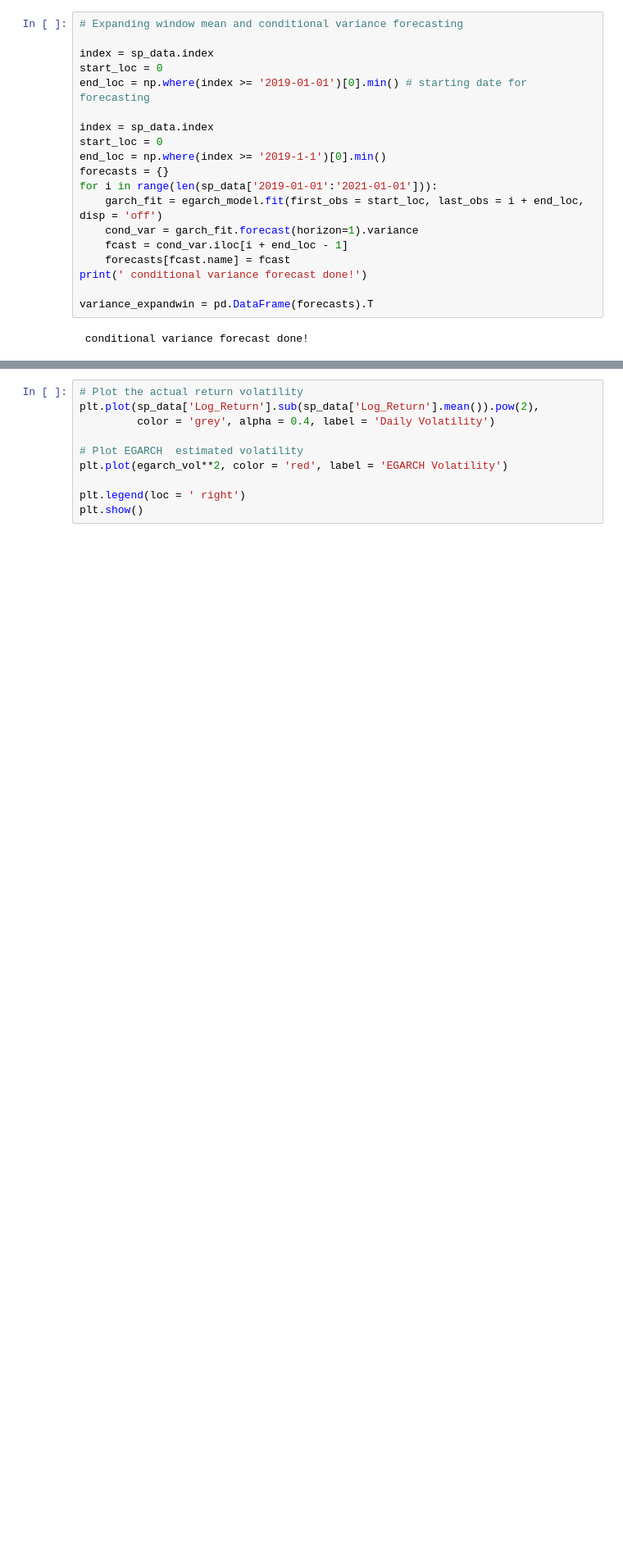
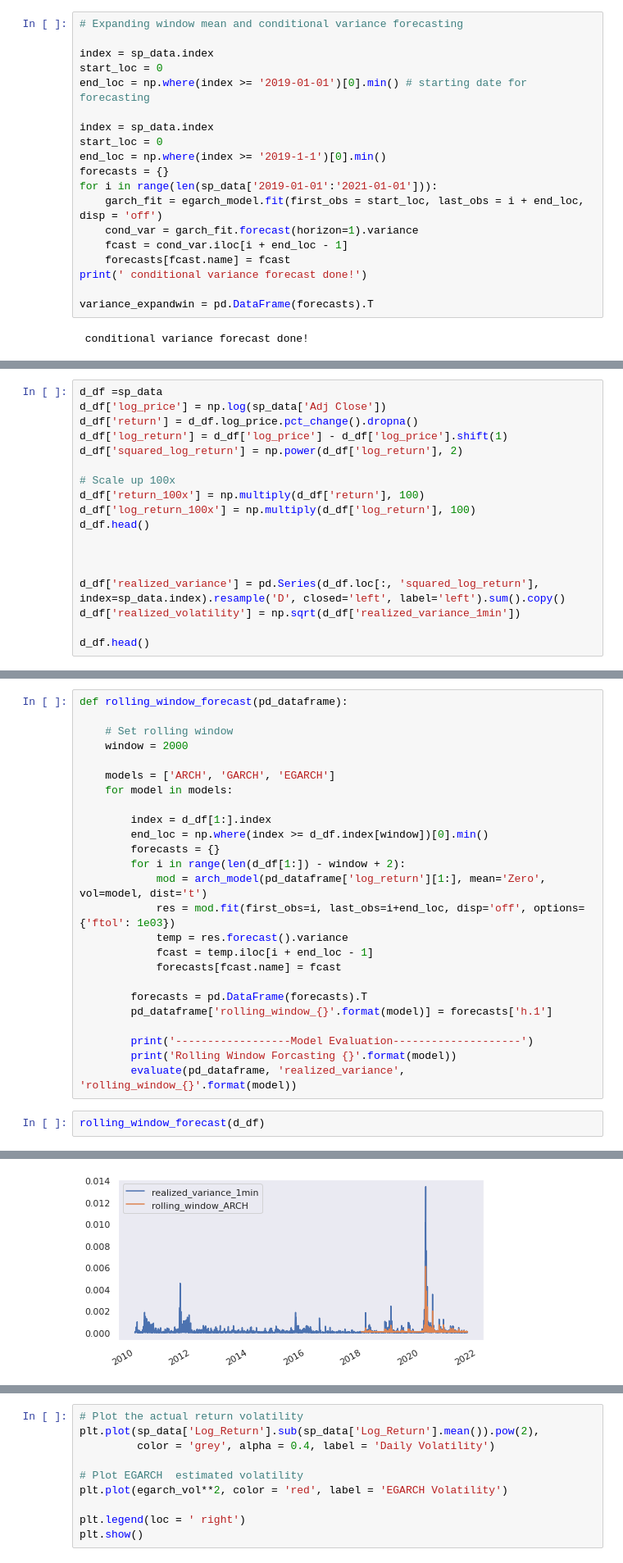
Before and after one commit to MehrdadHeyrani/Value-at-Risk-VaR-Modeling-in-Python, a Jupyter notebook: VaR_and_Volatility_Forecasting.ipynb, the cells around one changed output, grey strips where cells are left out. Shown: that part at 82% size. Cells and saved outputs as stored; diff of their text form; blank space fills up the shorter version.

```diff
--- a/VaR_and_Volatility_Forecasting.ipynb
+++ b/VaR_and_Volatility_Forecasting.ipynb
@@ -564,0 +601,18 @@ Mean Squared Error (MSE): 14.59
+# %%
+d_df =sp_data
+d_df['log_price'] = np.log(sp_data['Adj Close'])
+d_df['return'] = d_df.log_price.pct_change().dropna()
+d_df['log_return'] = d_df['log_price'] - d_df['log_price'].shift(1)
+d_df['squared_log_return'] = np.power(d_df['log_return'], 2)
+
+# Scale up 100x
+d_df['return_100x'] = np.multiply(d_df['return'], 100)
+d_df['log_return_100x'] = np.multiply(d_df['log_return'], 100)
+d_df.head()
+
+
+
+d_df['realized_variance'] = pd.Series(d_df.loc[:, 'squared_log_return'], index=sp_data.index).resample('D', closed='left', label='left').sum().copy()
+d_df['realized_volatility'] = np.sqrt(d_df['realized_variance_1min'])
+
+d_df.head()
@@ -564,0 +627,28 @@ Mean Squared Error (MSE): 14.59
+# %%
+def rolling_window_forecast(pd_dataframe):
+
+    # Set rolling window
+    window = 2000
+
+    models = ['ARCH', 'GARCH', 'EGARCH']
+    for model in models:
+
+        index = d_df[1:].index
+        end_loc = np.where(index >= d_df.index[window])[0].min()
+        forecasts = {}
+        for i in range(len(d_df[1:]) - window + 2):
+            mod = arch_model(pd_dataframe['log_return'][1:], mean='Zero', vol=model, dist='t')
+            res = mod.fit(first_obs=i, last_obs=i+end_loc, disp='off', options={'ftol': 1e03})
+            temp = res.forecast().variance
+            fcast = temp.iloc[i + end_loc - 1]
+            forecasts[fcast.name] = fcast
+
+        forecasts = pd.DataFrame(forecasts).T
+        pd_dataframe['rolling_window_{}'.format(model)] = forecasts['h.1']
+
+        print('------------------Model Evaluation--------------------')
+        print('Rolling Window Forcasting {}'.format(model))
+        evaluate(pd_dataframe, 'realized_variance', 'rolling_window_{}'.format(model))
+# %%
+rolling_window_forecast(d_df)
+# %% [output]
@@ -564,0 +670 @@ Mean Squared Error (MSE): 14.59
+[figure, added]
```
Also changed, not shown: parts of 21 cells of this notebook.
